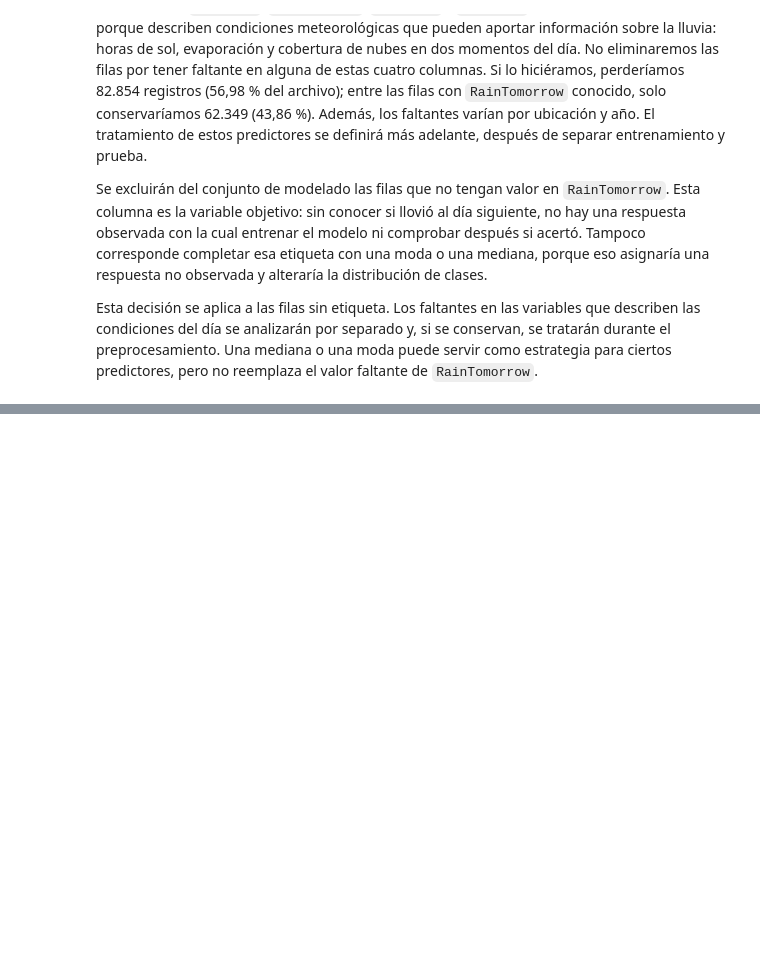
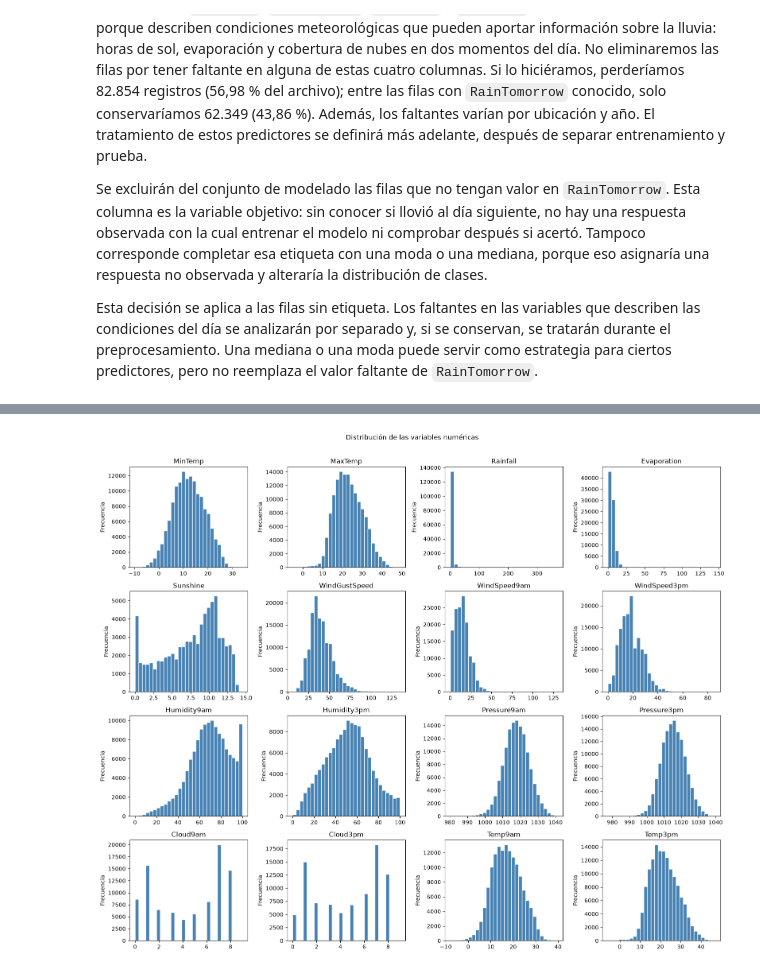
Before and after one commit to V1DR1K/AA1-TUIA-Colombo-Ayala-Ibarbia, a Jupyter notebook: TP-clasificacion-AA1.ipynb, the cells around one changed output, grey strips where cells are left out. Cells and saved outputs as stored; diff of their text form; code cells hidden in the pictures; blank space fills up the shorter version.

```diff
--- a/TP-clasificacion-AA1.ipynb
+++ b/TP-clasificacion-AA1.ipynb
@@ -124,0 +130,23 @@ Esta decisión se aplica a las filas sin etiqueta. Los faltantes en las variable
+# %%
+# Grafico las distribuciones de las variables numéricas, excluyendo el índice y la medición del día siguiente.
+variables_hist = [
+    columna
+    for columna in df.select_dtypes(include="number").columns
+    if columna not in {"Unnamed: 0", "RainfallTomorrow"}
+]
+
+fig, axes = plt.subplots(4, 4, figsize=(16, 13))
+for ax, columna in zip(axes.flat, variables_hist):
+    datos = df[columna].dropna()
+    ax.hist(datos, bins=30, color="steelblue", edgecolor="white")
+    ax.set_title(columna)
+    ax.set_ylabel("Frecuencia")
+
+for ax in axes.flat[len(variables_hist):]:
+    ax.set_visible(False)
+
+fig.suptitle("Distribución de las variables numéricas", y=1.01)
+plt.tight_layout()
+plt.show()
+# %% [output]
+[figure, added]
```
Also changed, not shown: parts of 7 cells of this notebook.
